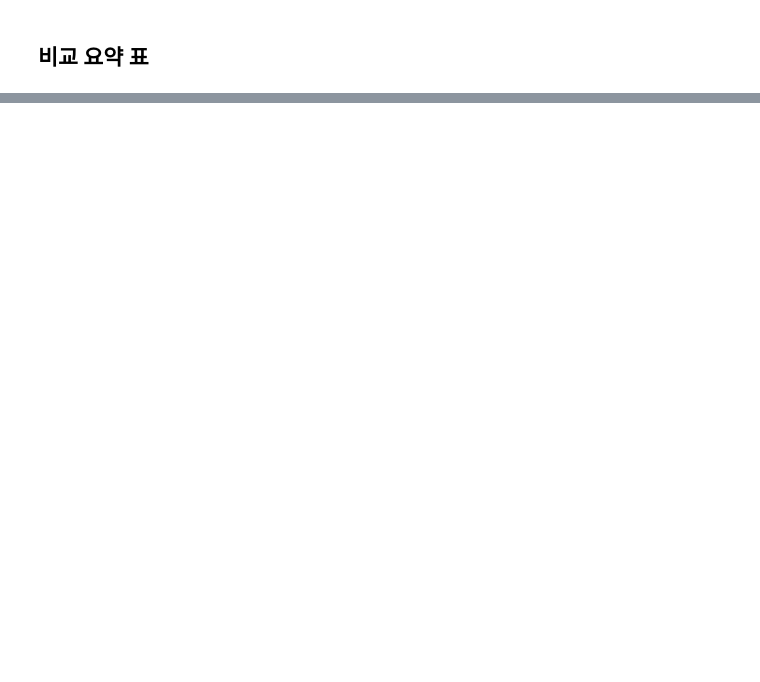
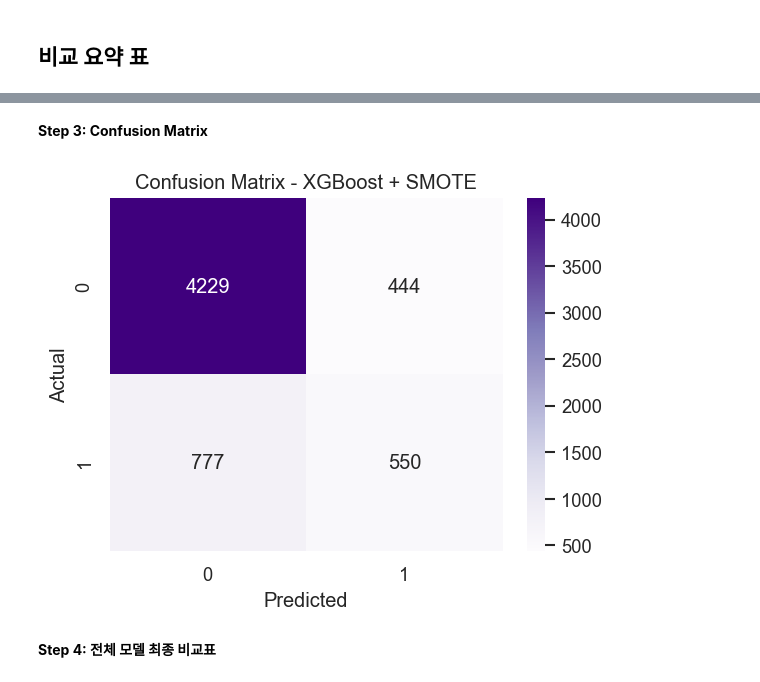
Before and after one commit to ally260509/hipython, a Jupyter notebook: ml/11.신용카드.채무불이행.고객예측.ipynb, the cells around one changed output, grey strips where cells are left out. Saved outputs shown, nothing was run; the diff lists cells and outputs as text; code cells hidden in the pictures; blank space fills up the shorter version.

```diff
--- a/ml/11.신용카드.채무불이행.고객예측.ipynb
+++ b/ml/11.신용카드.채무불이행.고객예측.ipynb
@@ -663,0 +1083,13 @@ display(compare_df.sort_values(by='Recall', ascending=False).reset_index(drop=Tr
+# %%
+from xgboost import XGBClassifier
+
+xgb_smote = XGBClassifier(
+    n_estimators=300,
+    random_state=42,
+    eval_metric='logloss',
+    n_jobs=-1
+)
+
+# X_train_smote, y_train_smote는 RF+SMOTE 단계에서 이미 생성된 변수
+xgb_smote.fit(X_train_smote, y_train_smote)
+print('학습 완료')
@@ -663,0 +1100,15 @@ display(compare_df.sort_values(by='Recall', ascending=False).reset_index(drop=Tr
+# %%
+from sklearn.metrics import recall_score, f1_score, roc_auc_score, classification_report
+
+y_pred_xgb  = xgb_smote.predict(X_test_processed)
+y_proba_xgb = xgb_smote.predict_proba(X_test_processed)[:, 1]
+
+recall_xgb  = recall_score(y_test, y_pred_xgb)
+f1_xgb      = f1_score(y_test, y_pred_xgb)
+roc_auc_xgb = roc_auc_score(y_test, y_proba_xgb)
+
+print(f'Recall  : {recall_xgb:.4f}')
+print(f'F1-Score: {f1_xgb:.4f}')
+print(f'ROC-AUC : {roc_auc_xgb:.4f}')
+print()
+print(classification_report(y_test, y_pred_xgb, digits=4))
@@ -663,0 +1128,20 @@ display(compare_df.sort_values(by='Recall', ascending=False).reset_index(drop=Tr
+# %% [markdown]
+**Step 3: Confusion Matrix**
+# %%
+from sklearn.metrics import confusion_matrix
+import seaborn as sns
+import matplotlib.pyplot as plt
+
+cm_xgb = confusion_matrix(y_test, y_pred_xgb)
+
+plt.figure(figsize=(5, 4))
+sns.heatmap(cm_xgb, annot=True, fmt='d', cmap='Purples')
+plt.title('Confusion Matrix - XGBoost + SMOTE')
+plt.xlabel('Predicted')
+plt.ylabel('Actual')
+plt.tight_layout()
+plt.show()
+# %% [output]
+[figure, added]
+# %% [markdown]
+**Step 4: 전체 모델 최종 비교표**
```
Also changed, not shown: parts of 98 cells of this notebook, 11 other files.
